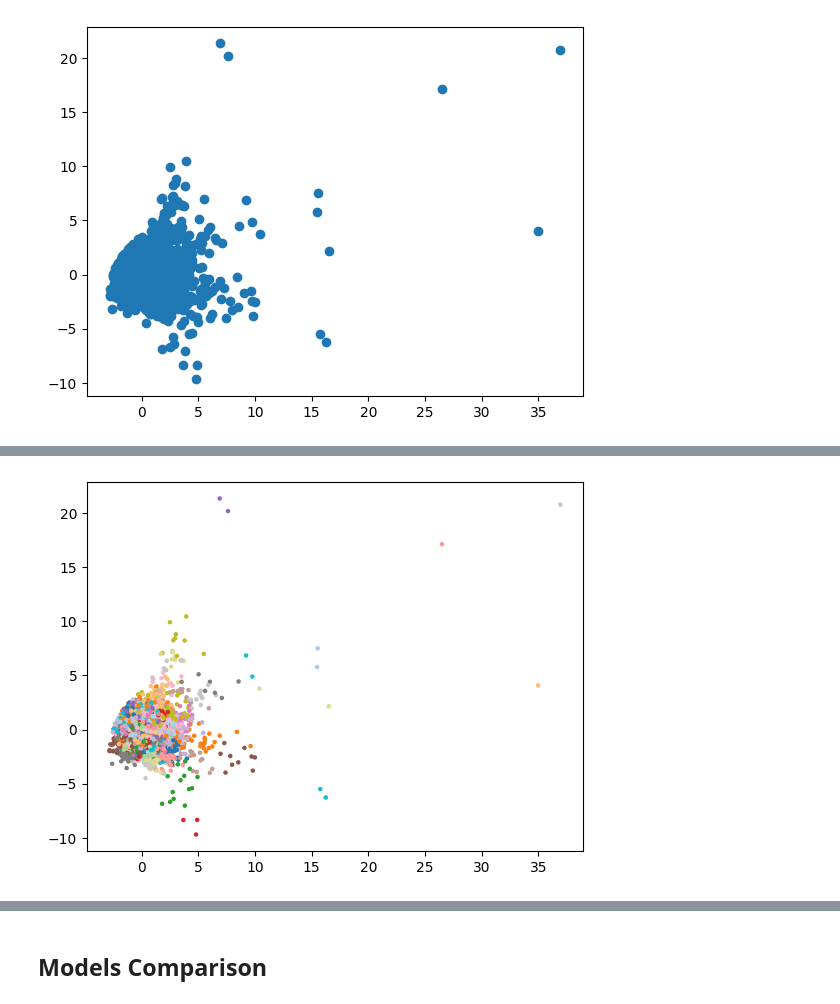
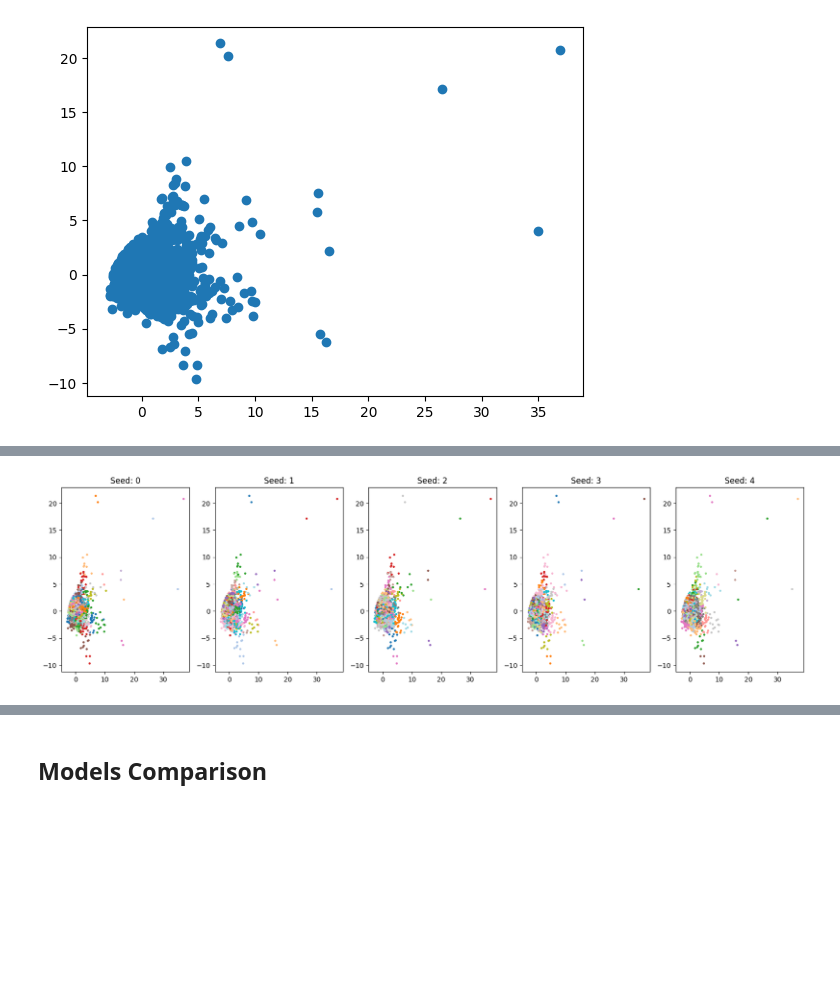
Before and after one commit to Ethan2541/Projet-DALAS, a Jupyter notebook: src/analyses/clustering.ipynb, the cells around one changed output, grey strips where cells are left out. Drawn from its saved outputs; the diff is of its cells as text; code cells hidden in the pictures; blank space fills up the shorter version.

```diff
--- a/src/analyses/clustering.ipynb
+++ b/src/analyses/clustering.ipynb
@@ -147,0 +144,10 @@ plt.show()
+# %%
+tab20 = plt.get_cmap('tab20')
+
+scores = {
+    "DBSCAN": {"Silhouette": [], "Davies-Bouldin": []},
+    "KMeans": {"Silhouette": [], "Davies-Bouldin": []},
+    "GaussianMixture": {"Silhouette": [], "Davies-Bouldin": []},
+    "Isomap": {"Silhouette": [], "Davies-Bouldin": []},
+    "TSNE": {"Silhouette": [], "Davies-Bouldin": []}
+}
@@ -147,0 +156,10 @@ plt.show()
+# %%
+dbscan = DBSCAN()
+pred = dbscan.fit_predict(pca_data)
+color = [tab20.colors[(pred[i]+1)%20] for i in range(len(pred))]
+
+scores["DBSCAN"]["Silhouette"].append(silhouette_score(pca_data, pred))
+scores["DBSCAN"]["Davies-Bouldin"].append(davies_bouldin_score(pca_data, pred))
+
+plt.scatter(pca_data[:,0], pca_data[:,1], c=color, s=5)
+plt.show()
@@ -175,9 +199,16 @@ plt.show()
-# %%
-tab20 = plt.get_cmap('tab20')
-
-km = KMeans(n_clusters=216)
-pred = km.fit_predict(pca_data)
-plt.scatter(pca_data[:,0], pca_data[:,1], color=[tab20.colors[pred[i]%20] for i in range(len(pca_data))], s=5)
-plt.show()
-# %% [output]
-[figure, removed]
+# %%
+plt.subplots(1, 5, figsize=(20, 5))
+for seed in range(0, 5):
+    kmeans = KMeans(n_clusters=216, random_state=seed)
+    pred = kmeans.fit_predict(pca_data)
+    color = [tab20.colors[pred[i]%20] for i in range(len(pred))]
+
+    scores["KMeans"]["Silhouette"].append(silhouette_score(pca_data, pred))
+    scores["KMeans"]["Davies-Bouldin"].append(davies_bouldin_score(pca_data, pred))
+
+    plt.subplot(1, 5, seed+1)
+    plt.title(f"Seed: {seed}")
+    plt.scatter(pca_data[:,0], pca_data[:,1], c=color, s=5)
+plt.show()
+# %% [output]
+[figure, added]
```
Also changed, not shown: parts of 25 cells of this notebook, 1 other file.
